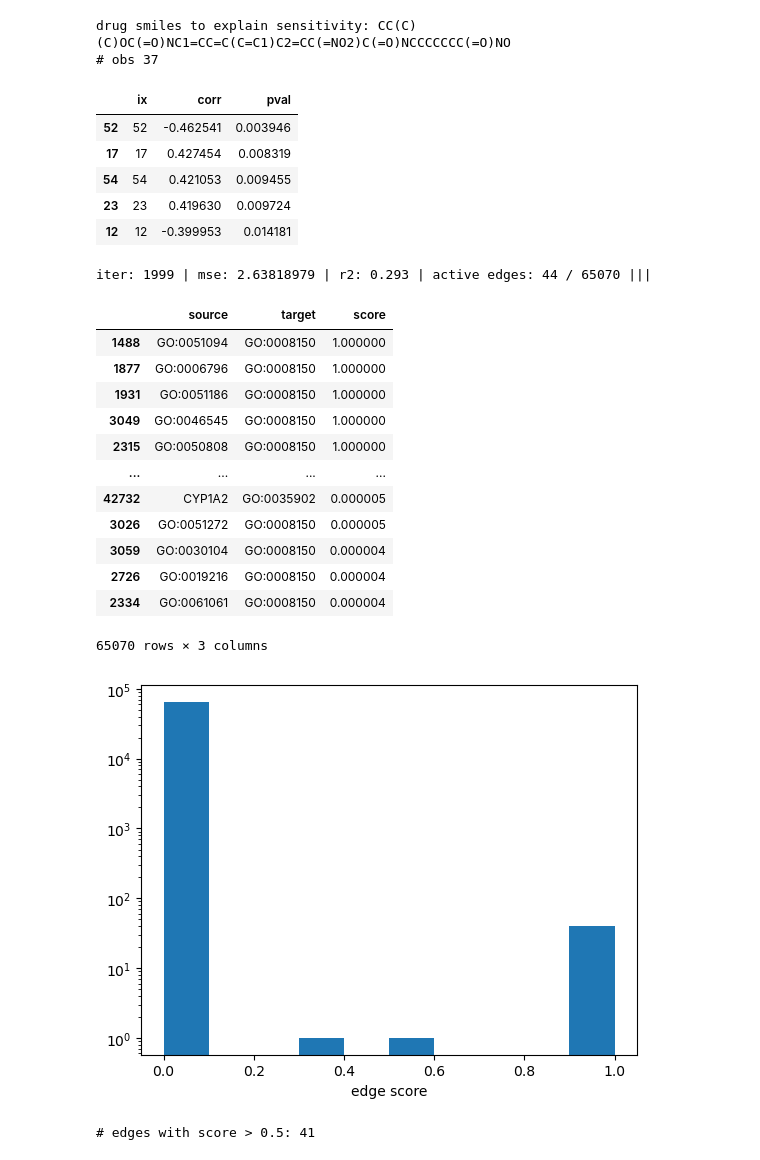
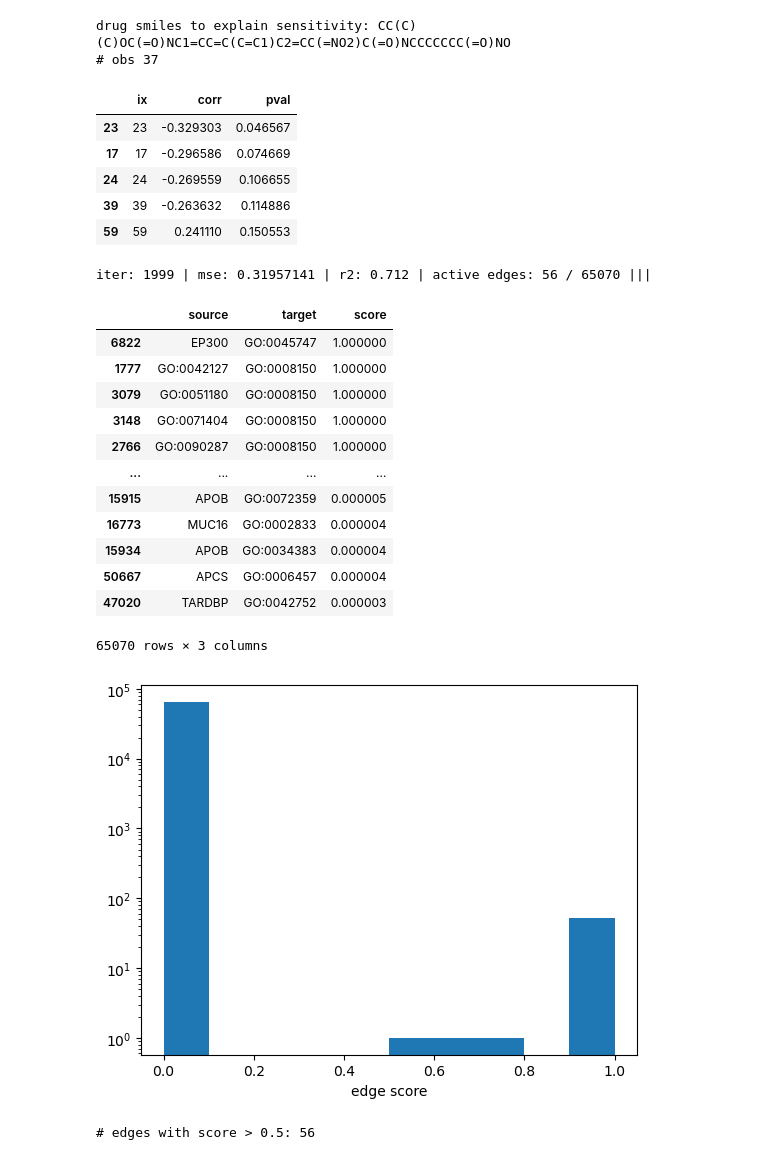
Before and after one commit to nathanieljevans/GSNN, a Jupyter notebook: docs/tutorials/09_drugcell_implementation.ipynb, the cells around one changed output. Cells and saved outputs as stored; diff of their text form; code cells hidden in the pictures.

```diff
--- a/docs/tutorials/09_drugcell_implementation.ipynb
+++ b/docs/tutorials/09_drugcell_implementation.ipynb
@@ -119,8 +119,6 @@ train_dataset = DrugCellDataset(drugcell_train, cell2code, drug2code)
 test_dataset = DrugCellDataset(drugcell_test, cell2code, drug2code)
 val_dataset = DrugCellDataset(drugcell_val, cell2code, drug2code)
 
-train_loader = torch.utils.data.DataLoader(train_dataset, batch_size=128, shuffle=True, num_workers=4)
-test_loader = torch.utils.data.DataLoader(test_dataset, batch_size=128, shuffle=False)
-val_loader = torch.utils.data.DataLoader(val_dataset, batch_size=128, shuffle=False)
+train_loader = torch.utils.data.DataLoader(train_dataset, batch_size=512, shuffle=True, num_workers=4)
+test_loader = torch.utils.data.DataLoader(test_dataset, batch_size=512, shuffle=False)
+val_loader = torch.utils.data.DataLoader(val_dataset, batch_size=512, shuffle=False)
-# %%
-x_cell, x_drug, y = next(iter(train_loader))
@@ -165,9 +147,9 @@ class DrugCell(torch.nn.Module):
 gsnn_kwargs = {'edge_index_dict':data.edge_index_dict,
                'node_names_dict':data.node_names_dict,
                'channels':5,
-               'layers':5,
+               'layers':4,
                'dropout':0.05,
-               'share_layers':False,
+               'share_layers':True,
                'add_function_self_edges':True,
                'norm':'batch',
                'init':'kaiming',
@@ -181,13 +163,13 @@ nn_kwargs = {'in_channels':1024,
              'dropout':0.05,
              'nonlin':torch.nn.ELU,
              'out':None,
-             'norm':torch.nn.LayerNorm}
+             'norm':torch.nn.BatchNorm1d}
 
 device = torch.device('cuda' if torch.cuda.is_available() else 'cpu')
 
 model = DrugCell(gsnn_kwargs, nn_kwargs).to(device)
 
-optim = torch.optim.Adam(model.parameters(), lr=1e-3, weight_decay=1e-5)
+optim = torch.optim.AdamW(model.parameters(), lr=1e-3, weight_decay=1e-2)
 crit = torch.nn.MSELoss()
 # %%
 
@@ -213,22 +195,24 @@ for epoch in range(25):
     torch.cuda.empty_cache()
 
     model.eval()
-    val_loss = 0 ; val_r2 = 0
+    val_loss = 0 ; val_r2 = 0 ; val_sr = 0
     with torch.no_grad():
         for x_cell, x_drug, y in val_loader:
             yhat = model(x_cell.to(device), x_drug.to(device))
             loss = crit(yhat.squeeze(), y.to(device))
             val_loss += loss.item()
             val_r2 += r2_score(y.cpu().numpy().ravel(), yhat.cpu().numpy().ravel())
+            val_sr += spearmanr(y.cpu().numpy().ravel(), yhat.cpu().numpy().ravel())[0]
 
     train_loss /= len(train_loader)
     val_loss /= len(val_loader)
     val_r2 /= len(val_loader)
+    val_sr /= len(val_loader)
 
     # update and detach model state dict
     if val_loss < best_loss:
         best_loss = val_loss
         best_state_dict = {k:v.clone().detach().cpu() for k, v in model.state_dict().items()}
 
-    print(f'epoch: {epoch}, train_loss: {train_loss:.4f}, val_loss: {val_loss:.4f}, val_r2: {val_r2:.4f}')
+    print(f'epoch: {epoch}, train_loss: {train_loss:.4f}, val_loss: {val_loss:.4f}, val_r2: {val_r2:.4f}, val_sr: {val_sr:.4f}')
 # %% [output]
@@ -317,35 +312,35 @@ zy_corr_res = pd.DataFrame(zy_corr_res).sort_values('pval', ascending=True)
 zy_corr_res.head()
 # %% [output]
 |  | ix | corr | pval |
-| 52 | 52 | -0.462541 | 0.003946 |
-| 17 | 17 | 0.427454 | 0.008319 |
-| 54 | 54 | 0.421053 | 0.009455 |
-| 23 | 23 | 0.419630 | 0.009724 |
-| 12 | 12 | -0.399953 | 0.014181 |
+| 23 | 23 | -0.329303 | 0.046567 |
+| 17 | 17 | -0.296586 | 0.074669 |
+| 24 | 24 | -0.269559 | 0.106655 |
+| 39 | 39 | -0.263632 | 0.114886 |
+| 59 | 59 | 0.241110 | 0.150553 |
 # %%
 # use GSNNExplainer to identify the edges that are important for predicting a given target (cell representation)
 
 explainer = GSNNExplainer(gsnn, data, ignore_cuda=False, gumbel_softmax=True, hard=False, tau0=10, min_tau=0.5,
                             prior=5, iters=2000, lr=1e-2, weight_decay=0,
-                                    beta=5e-2, verbose=True, optimizer=torch.optim.Adam, free_edges=0)
+                                    beta=1e-2, verbose=True, optimizer=torch.optim.Adam, free_edges=0)
 
 res = explainer.explain(x_cell.to(device), targets=[zy_corr_res.ix.values[0]])
 
 res.sort_values('score', ascending=False)
 # %% [output]
-iter: 1999 | mse: 2.63818979 | r2: 0.293 | active edges: 44 / 65070 |||
+iter: 1999 | mse: 0.31957141 | r2: 0.712 | active edges: 56 / 65070 |||
 |  | source | target | score |
-| 1488 | GO:0051094 | GO:0008150 | 1.000000 |
-| 1877 | GO:0006796 | GO:0008150 | 1.000000 |
-| 1931 | GO:0051186 | GO:0008150 | 1.000000 |
-| 3049 | GO:0046545 | GO:0008150 | 1.000000 |
-| 2315 | GO:0050808 | GO:0008150 | 1.000000 |
+| 6822 | EP300 | GO:0045747 | 1.000000 |
+| 1777 | GO:0042127 | GO:0008150 | 1.000000 |
+| 3079 | GO:0051180 | GO:0008150 | 1.000000 |
+| 3148 | GO:0071404 | GO:0008150 | 1.000000 |
+| 2766 | GO:0090287 | GO:0008150 | 1.000000 |
 | ... | ... | ... | ... |
-| 42732 | CYP1A2 | GO:0035902 | 0.000005 |
-| 3026 | GO:0051272 | GO:0008150 | 0.000005 |
-| 3059 | GO:0030104 | GO:0008150 | 0.000004 |
-| 2726 | GO:0019216 | GO:0008150 | 0.000004 |
-| 2334 | GO:0061061 | GO:0008150 | 0.000004 |
+| 15915 | APOB | GO:0072359 | 0.000005 |
+| 16773 | MUC16 | GO:0002833 | 0.000004 |
+| 15934 | APOB | GO:0034383 | 0.000004 |
+| 50667 | APCS | GO:0006457 | 0.000004 |
+| 47020 | TARDBP | GO:0042752 | 0.000003 |
 65070 rows × 3 columns
 # %%
 plt.figure()
@@ -354,10 +349,10 @@ plt.yscale('log')
 plt.xlabel('edge score')
 plt.show()
 # %% [output]
-[figure, old version]
+[figure, new version]
 # %%
 print('# edges with score > 0.5:', res[lambda x: x.score > 0.5].shape[0])
 # %% [output]
-# edges with score > 0.5: 41
+# edges with score > 0.5: 56
 # %%
 G = nx.from_pandas_edgelist(res[lambda x: x.score > 0.5], source='source', target='target', create_using=nx.DiGraph)
```
Also changed, not shown: parts of 5 cells of this notebook.
